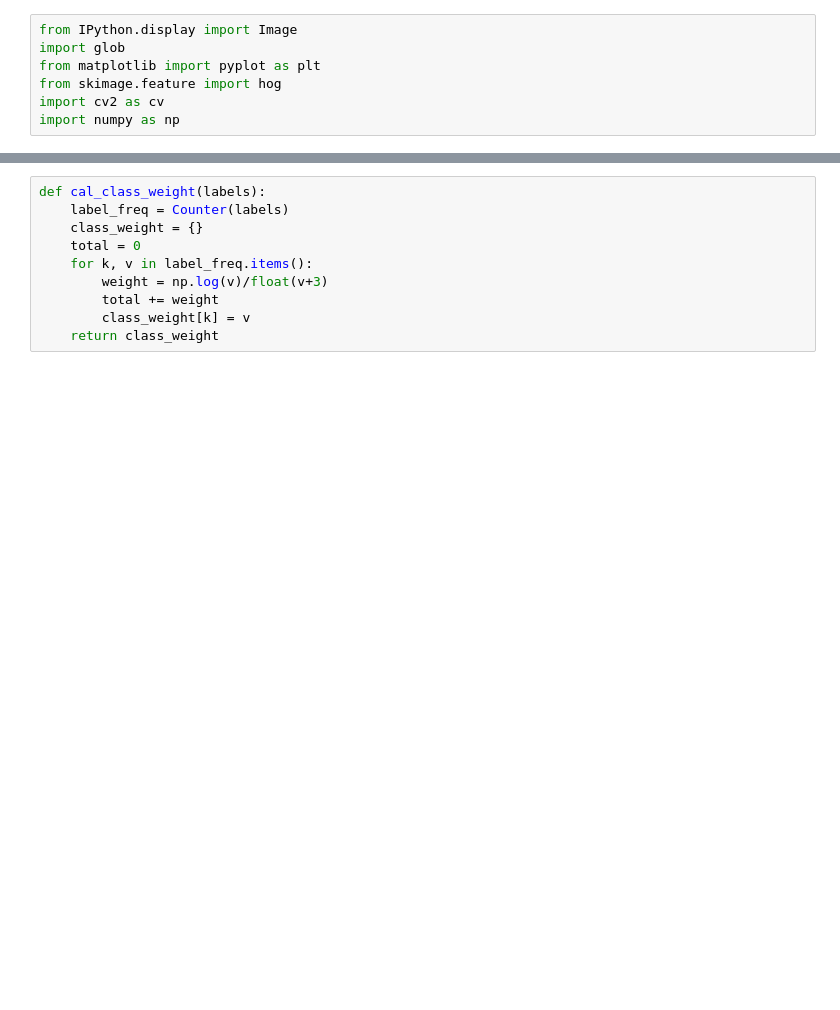
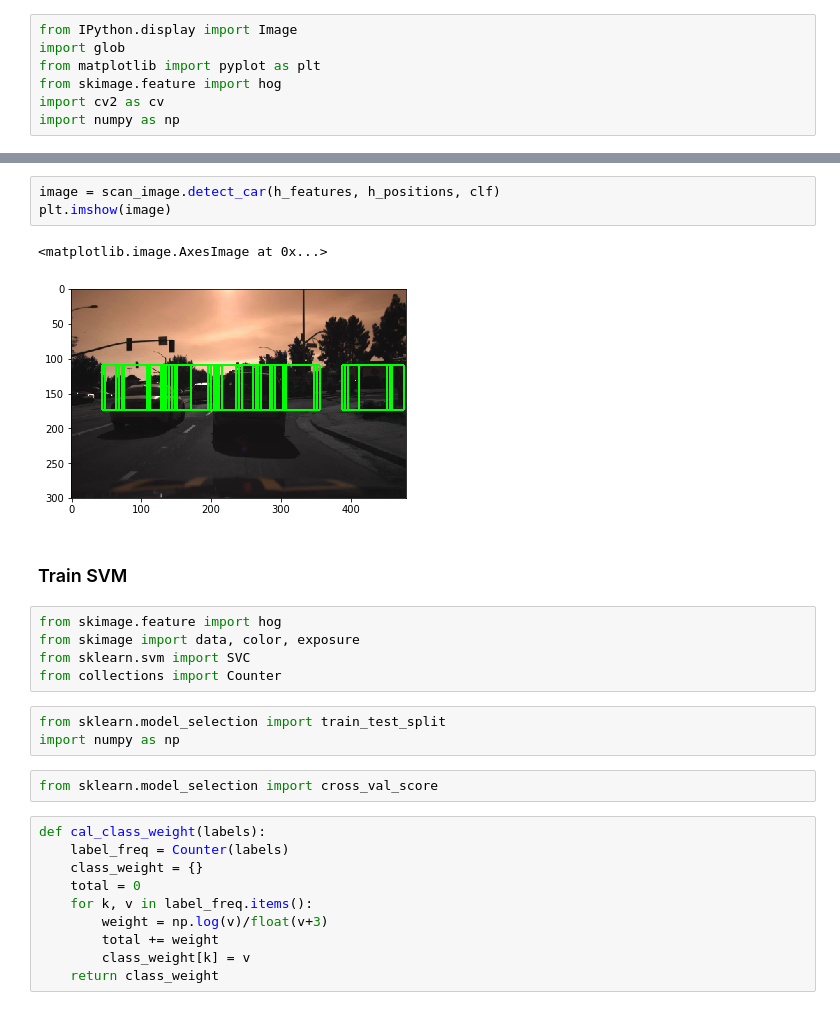
Before and after one commit to joannecylam/vehicle_dection, a Jupyter notebook: road edge detection.ipynb, the cells around one changed output, grey strips where cells are left out. Saved outputs shown, nothing was run; the diff lists cells and outputs as text; blank space fills up the shorter version.

```diff
--- a/road edge detection.ipynb
+++ b/road edge detection.ipynb
@@ -109,3 +89,21 @@ from sklearn.svm import SVC
+# %%
+image = scan_image.detect_car(h_features, h_positions, clf)
+plt.imshow(image)
+# %% [output]
+<matplotlib.image.AxesImage at 0x...>
+[figure, added]
+# %% [markdown]
+### Train SVM
+# %%
+from skimage.feature import hog
+from skimage import data, color, exposure
+from sklearn.svm import SVC
+from collections import Counter
+# %%
+from sklearn.model_selection import train_test_split
+import numpy as np
+# %%
+from sklearn.model_selection import cross_val_score
 # %%
 def cal_class_weight(labels):
     label_freq = Counter(labels)
```
Also changed, not shown: parts of 46 cells of this notebook.
